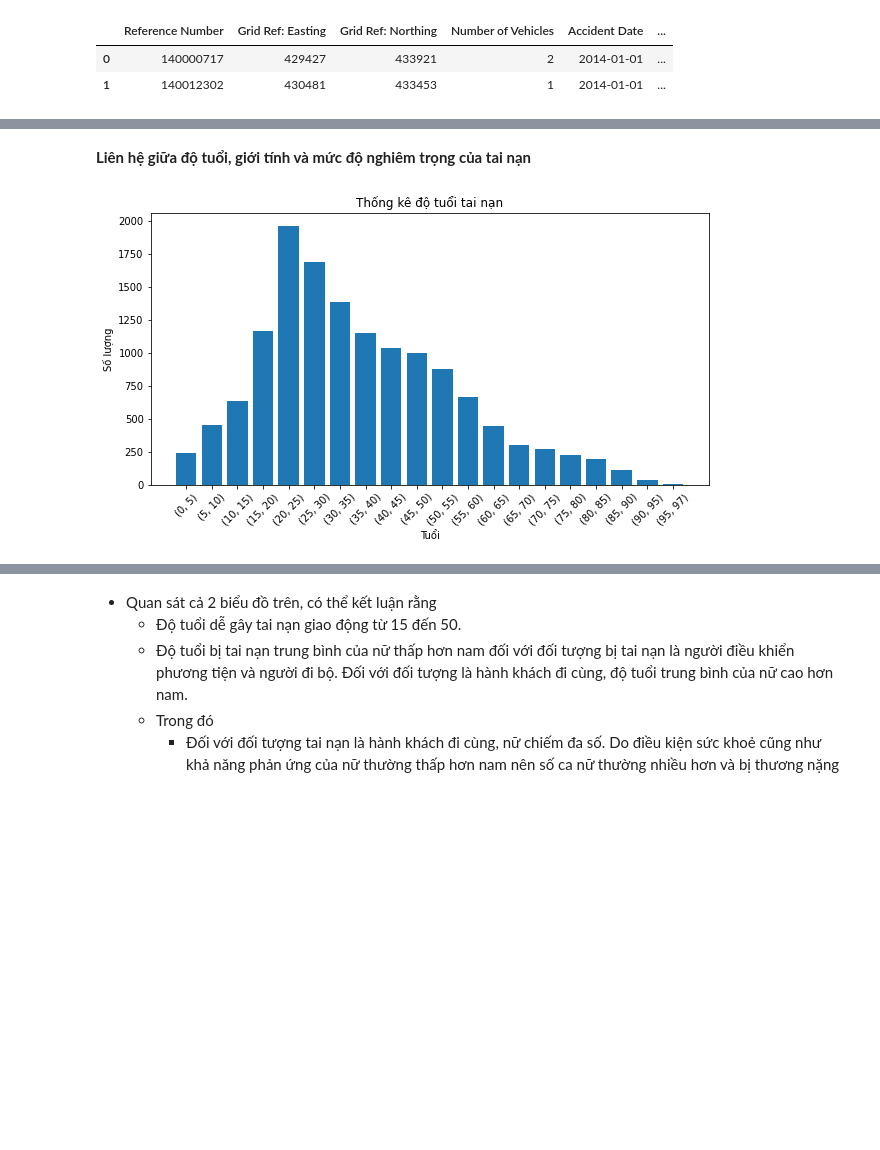
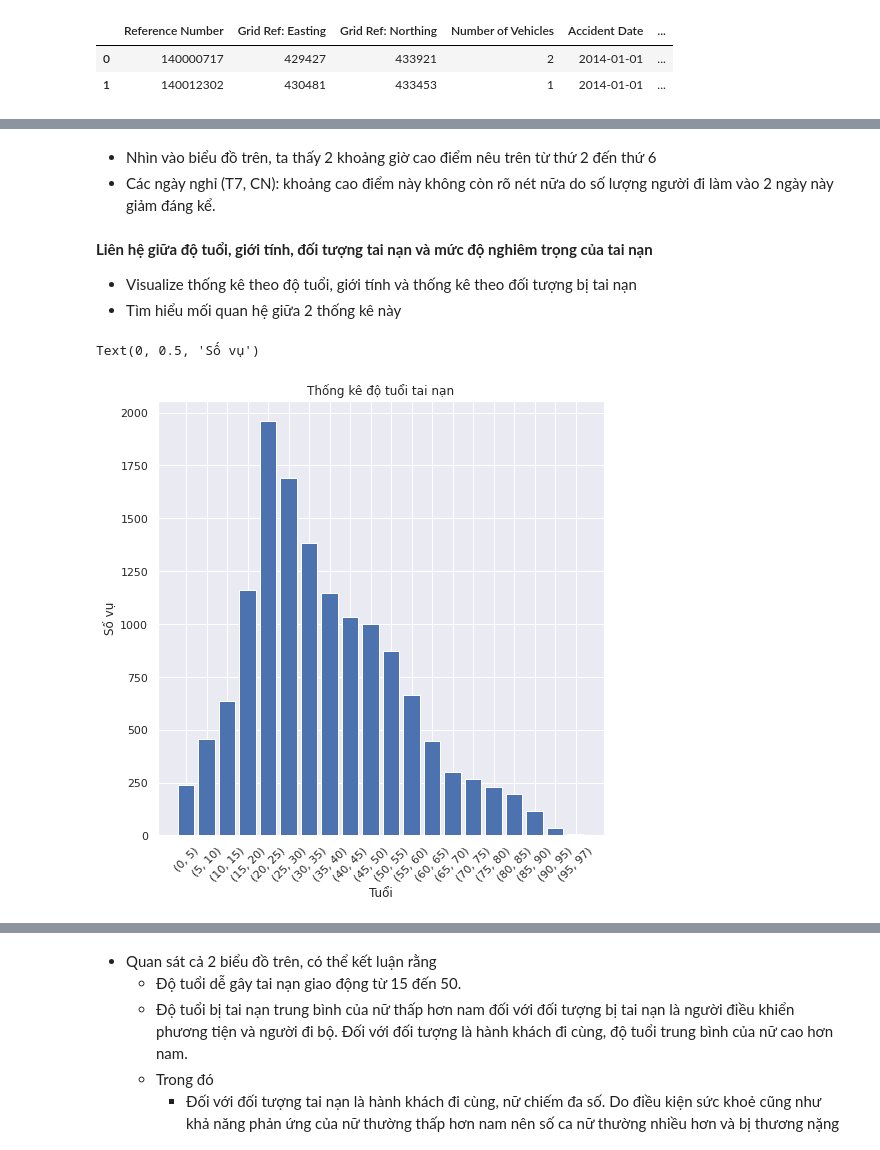
Before and after one commit to XQuyTran/Traffic-Accident-Analysis, a Jupyter notebook: src/Analysis.ipynb, the cells around one changed output, grey strips where cells are left out. Drawn from its saved outputs; the diff is of its cells as text; code cells hidden in the pictures; blank space fills up the shorter version.

```diff
--- a/src/Analysis.ipynb
+++ b/src/Analysis.ipynb
@@ -17,5 +17,5 @@ from sklearn import preprocessing # Add num label for categorical variable
 # %%
-df = pd.read_csv('afterPreprocess.csv')
+df = pd.read_csv('../Data/afterPreprocess.csv')
 df.head(2)
 # %% [output]
 |  | Reference Number | Grid Ref: Easting | Grid Ref: Northing | Number of Vehicles | Accident Date | ... |
@@ -138,0 +233,24 @@ Text(0.5, 1.0, 'So sánh số lượng tai nạn trong thời gian từ 15h - 19
+# %%
+dayOfWeek = pd.to_datetime(df['Accident Date']).dt.dayofweek
+map = {0:'Monday', 1:'Tuesday', 2:'Wednesday', 3:'Thursday', 4:'Friday', 5:'Saturday', 6:'Sunday'}
+dayOfWeek = dayOfWeek.map(map)
+hour = df['Time (24hr)'].apply(lambda x: int(x[0:2]))
+
+l_dow = ['Monday', 'Tuesday', 'Wednesday', 'Thursday', 'Friday', 'Saturday', 'Sunday']
+l_dow.reverse()
+l_hour = list(range(24))
+
+matrix = np.zeros((len(l_dow), len(l_hour)))
+
+for i in range(len(df)):
+    x = l_dow.index(dayOfWeek[i])
+    y = l_hour.index(hour[i])
+    matrix[x][y] = matrix[x][y] + 1
+matrix = matrix.astype('int')
+matrix_df = pd.DataFrame(matrix, index = l_dow, columns = l_hour)
+sns.set_theme()
+plt.figure(figsize=(10,8))
+ax = sns.heatmap(matrix_df, linewidths=.5)
+ax.set_xlabel('Thời gian')
+ax.set_ylabel('Ngày trong tuần')
+ax.set_title('Thống kê tai nạn tại các khung giờ của các ngày trong tuần')
@@ -139,11 +260,23 @@ Text(0.5, 1.0, 'So sánh số lượng tai nạn trong thời gian từ 15h - 19
+# %% [markdown]
+- Nhìn vào biểu đồ trên, ta thấy 2 khoảng giờ cao điểm nêu trên từ thứ 2 đến thứ 6
+- Các ngày nghỉ (T7, CN): khoảng cao điểm này không còn rõ nét nữa do số lượng người đi làm vào 2 ngày này giảm đáng kể.
 # %% [markdown]
-**Liên hệ giữa độ tuổi, giới tính và mức độ nghiêm trọng của tai nạn**
+**Liên hệ giữa độ tuổi, giới tính, đối tượng tai nạn và mức độ nghiêm trọng của tai nạn**
+- Visualize thống kê theo độ tuổi, giới tính và thống kê theo đối tượng bị tai nạn
+- Tìm hiểu mối quan hệ giữa 2 thống kê này
 # %%
 x_axis = makeXAxis(start=0, step=5, end=np.max(df['Age of Casualty']))
 y_axis = makeYAxis(df['Age of Casualty'],x_axis)
-draw(x_axis, y_axis, 'Thống kê độ tuổi tai nạn', 'Tuổi', 'Số lượng', (10,5))
+plt.figure(figsize=(8,8))
+plt.xticks(rotation = 45)
+plt.bar([str(i) for i in x_axis], y_axis, zorder=3)
+plt.grid(b=True, axis='y', zorder=0)
+plt.title('Thống kê độ tuổi tai nạn')
+plt.xlabel('Tuổi')
+plt.ylabel('Số vụ')
 # %% [output]
+Text(0, 0.5, 'Số vụ')
-[figure, old version]
+[figure, new version]
 # %%
 casualty_class = df['Casualty Class'].unique()
 
```
Also changed, not shown: parts of 42 cells of this notebook.
